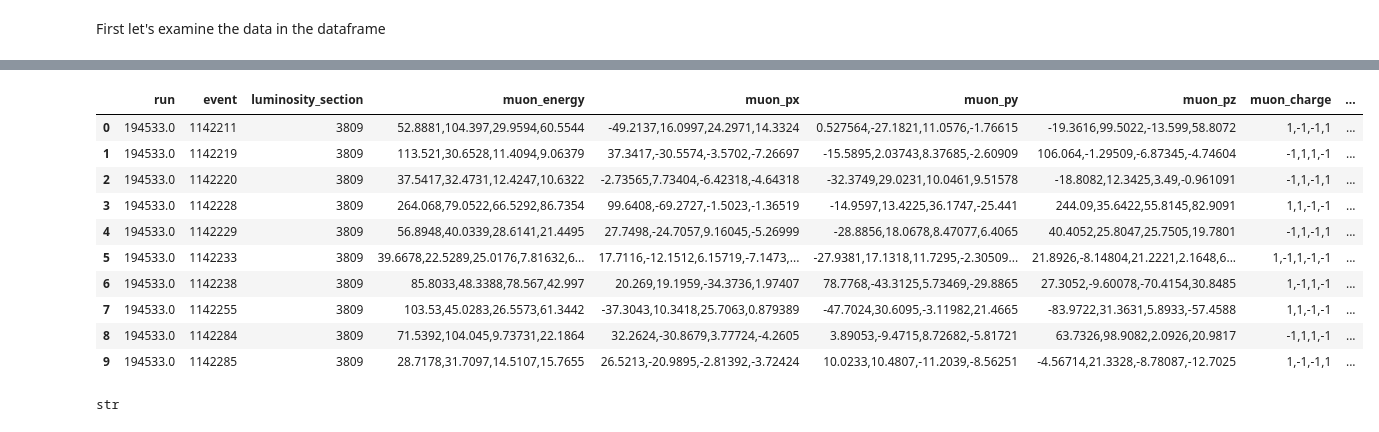
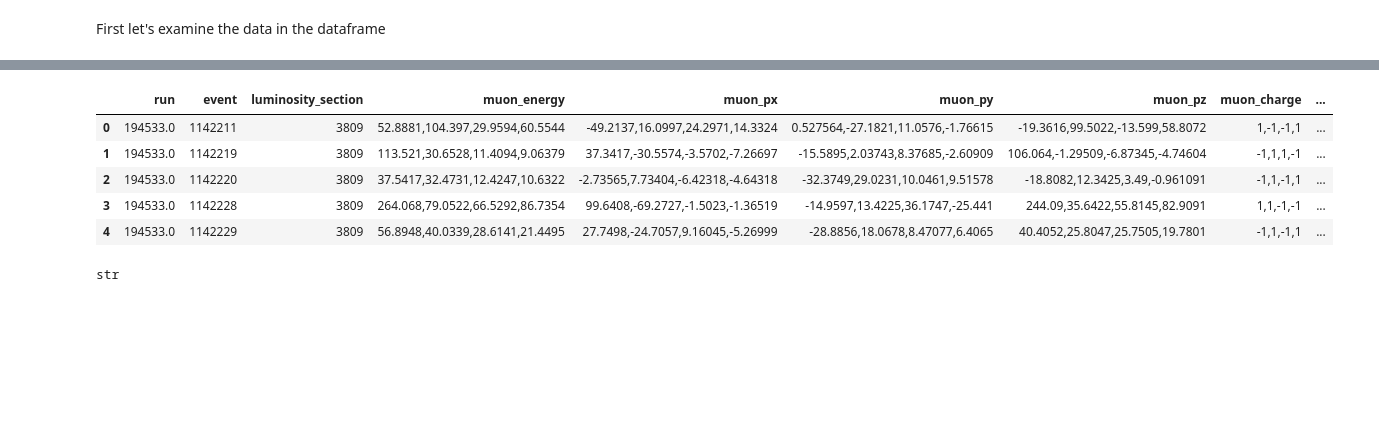
Before and after one commit to Phylex/FunctionalDataAnalysisExample, a Jupyter notebook: FunctionalExercise07.ipynb, the cells around one changed output, grey strips where cells are left out. Cells and saved outputs as stored; diff of their text form; code cells hidden in the pictures; blank space fills up the shorter version.

```diff
--- a/FunctionalExercise07.ipynb
+++ b/FunctionalExercise07.ipynb
@@ -55,17 +50,12 @@ bkgnd_sim_2el2mu.head(10)
 # %%
-bkgnd_sim_4mu.head(10)
+bkgnd_sim_4mu.head(5)
 # %% [output]
 |  | run | event | luminosity_section | muon_energy | muon_px | muon_py | muon_pz | muon_charge | ... |
 | 0 | 194533.0 | 1142211 | 3809 | 52.8881,104.397,29.9594,60.5544 | -49.2137,16.0997,24.2971,14.3324 | 0.527564,-27.1821,11.0576,-1.76615 | -19.3616,99.5022,-13.599,58.8072 | 1,-1,-1,1 | ... |
 | 1 | 194533.0 | 1142219 | 3809 | 113.521,30.6528,11.4094,9.06379 | 37.3417,-30.5574,-3.5702,-7.26697 | -15.5895,2.03743,8.37685,-2.60909 | 106.064,-1.29509,-6.87345,-4.74604 | -1,1,1,-1 | ... |
 | 2 | 194533.0 | 1142220 | 3809 | 37.5417,32.4731,12.4247,10.6322 | -2.73565,7.73404,-6.42318,-4.64318 | -32.3749,29.0231,10.0461,9.51578 | -18.8082,12.3425,3.49,-0.961091 | -1,1,-1,1 | ... |
 | 3 | 194533.0 | 1142228 | 3809 | 264.068,79.0522,66.5292,86.7354 | 99.6408,-69.2727,-1.5023,-1.36519 | -14.9597,13.4225,36.1747,-25.441 | 244.09,35.6422,55.8145,82.9091 | 1,1,-1,-1 | ... |
 | 4 | 194533.0 | 1142229 | 3809 | 56.8948,40.0339,28.6141,21.4495 | 27.7498,-24.7057,9.16045,-5.26999 | -28.8856,18.0678,8.47077,6.4065 | 40.4052,25.8047,25.7505,19.7801 | -1,1,-1,1 | ... |
-| 5 | 194533.0 | 1142233 | 3809 | 39.6678,22.5289,25.0176,7.81632,6... | 17.7116,-12.1512,6.15719,-7.1473,... | -27.9381,17.1318,11.7295,-2.30509... | 21.8926,-8.14804,21.2221,2.1648,6... | 1,-1,1,-1,-1 | ... |
-| 6 | 194533.0 | 1142238 | 3809 | 85.8033,48.3388,78.567,42.997 | 20.269,19.1959,-34.3736,1.97407 | 78.7768,-43.3125,5.73469,-29.8865 | 27.3052,-9.60078,-70.4154,30.8485 | 1,-1,1,-1 | ... |
-| 7 | 194533.0 | 1142255 | 3809 | 103.53,45.0283,26.5573,61.3442 | -37.3043,10.3418,25.7063,0.879389 | -47.7024,30.6095,-3.11982,21.4665 | -83.9722,31.3631,5.8933,-57.4588 | 1,1,-1,-1 | ... |
-| 8 | 194533.0 | 1142284 | 3809 | 71.5392,104.045,9.73731,22.1864 | 32.2624,-30.8679,3.77724,-4.2605 | 3.89053,-9.4715,8.72682,-5.81721 | 63.7326,98.9082,2.0926,20.9817 | -1,1,1,-1 | ... |
-| 9 | 194533.0 | 1142285 | 3809 | 28.7178,31.7097,14.5107,15.7655 | 26.5213,-20.9895,-2.81392,-3.72424 | 10.0233,10.4807,-11.2039,-8.56251 | -4.56714,21.3328,-8.78087,-12.7025 | 1,-1,-1,1 | ... |
 # %%
 type(bkgnd_sim_2el2mu['muon_energy'][0])
 # %% [output]
```
Also changed, not shown: parts of 44 cells of this notebook.
